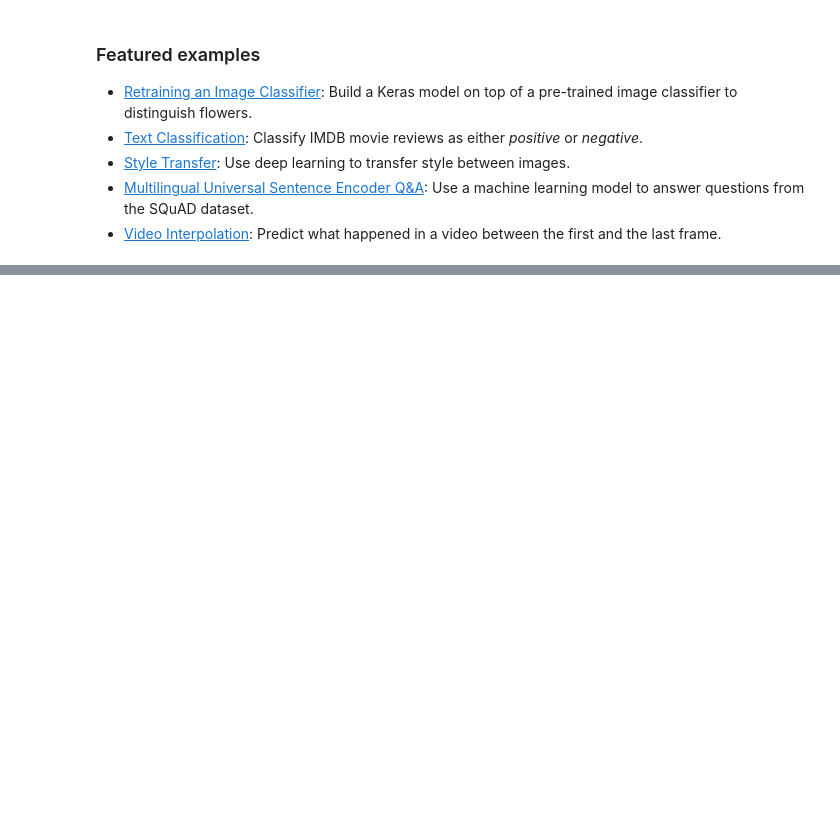
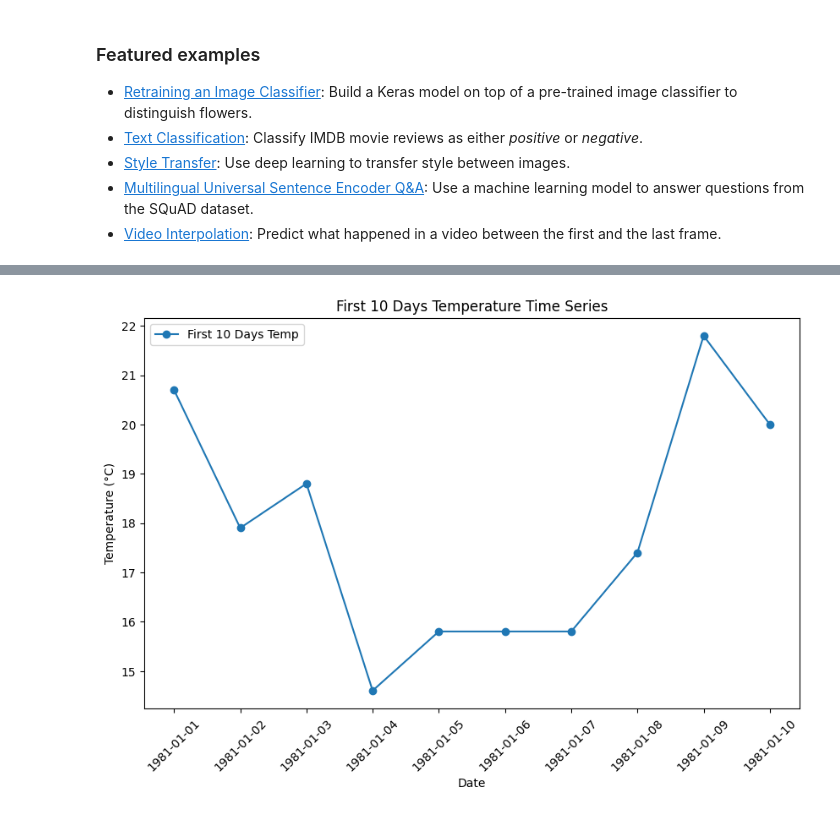
Before and after one commit to Jhansi-2004/DEEP-LEARNING, a Jupyter notebook: Welcome_To_Colab.ipynb, the cells around one changed output, grey strips where cells are left out. Drawn from its saved outputs; the diff is of its cells as text; code cells hidden in the pictures; blank space fills up the shorter version.

```diff
--- a/Welcome_To_Colab.ipynb
+++ b/Welcome_To_Colab.ipynb
@@ -355,0 +252,14 @@ plt.show()
+# %%
+# Step D: Plotting the first 10 days of the temperature time series
+first_10_days = df[:10]  # Get the first 10 days of the dataset
+
+plt.figure(figsize=(10, 6))
+plt.plot(first_10_days.index, first_10_days['Temp'], label='First 10 Days Temp', marker='o')
+plt.title('First 10 Days Temperature Time Series')
+plt.xlabel('Date')
+plt.ylabel('Temperature (°C)')
+plt.xticks(rotation=45)  # Rotate the x-axis labels for better readability
+plt.legend()
+plt.show()
+# %% [output]
+[figure, added]
```
Also changed, not shown: parts of 12 cells of this notebook.
